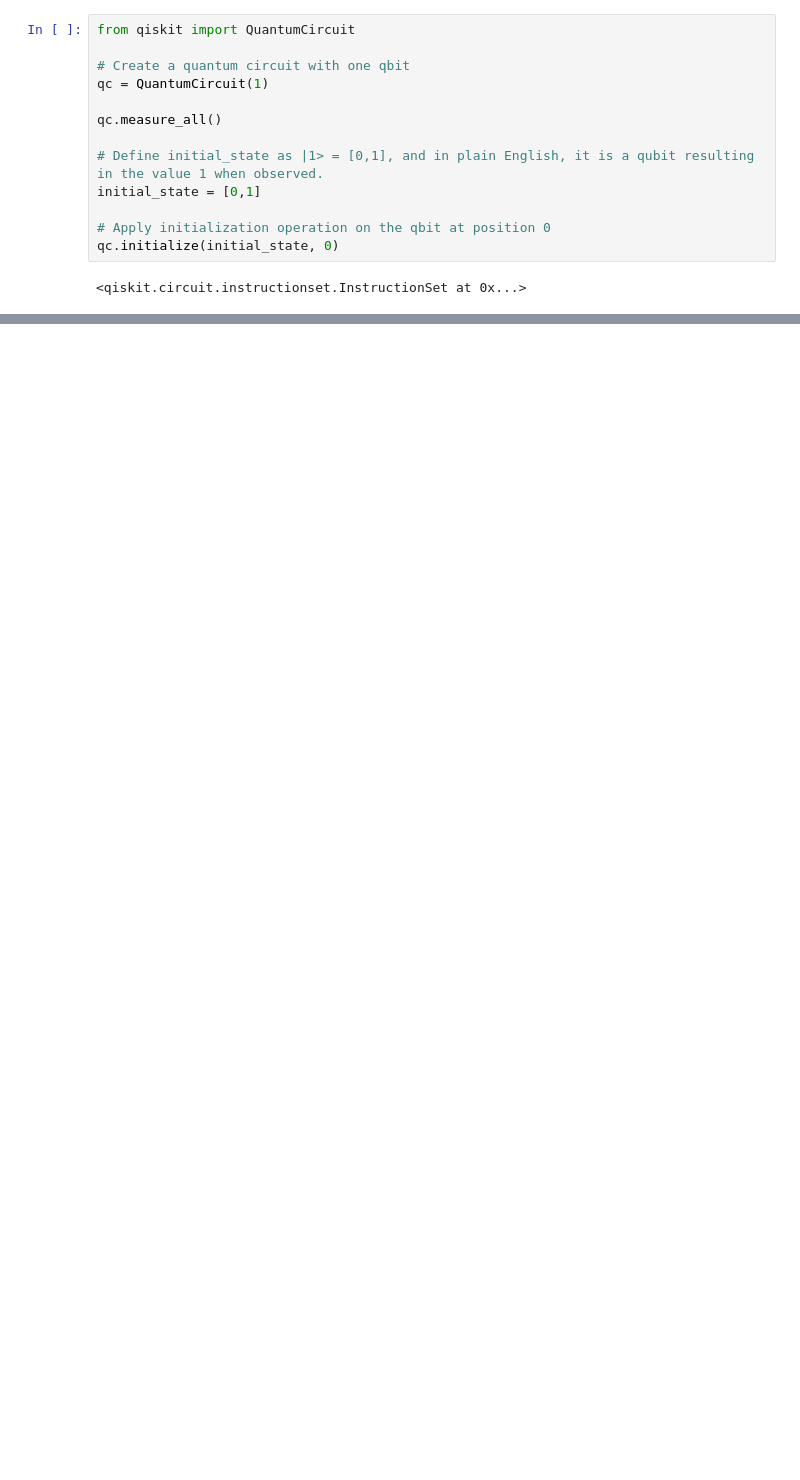
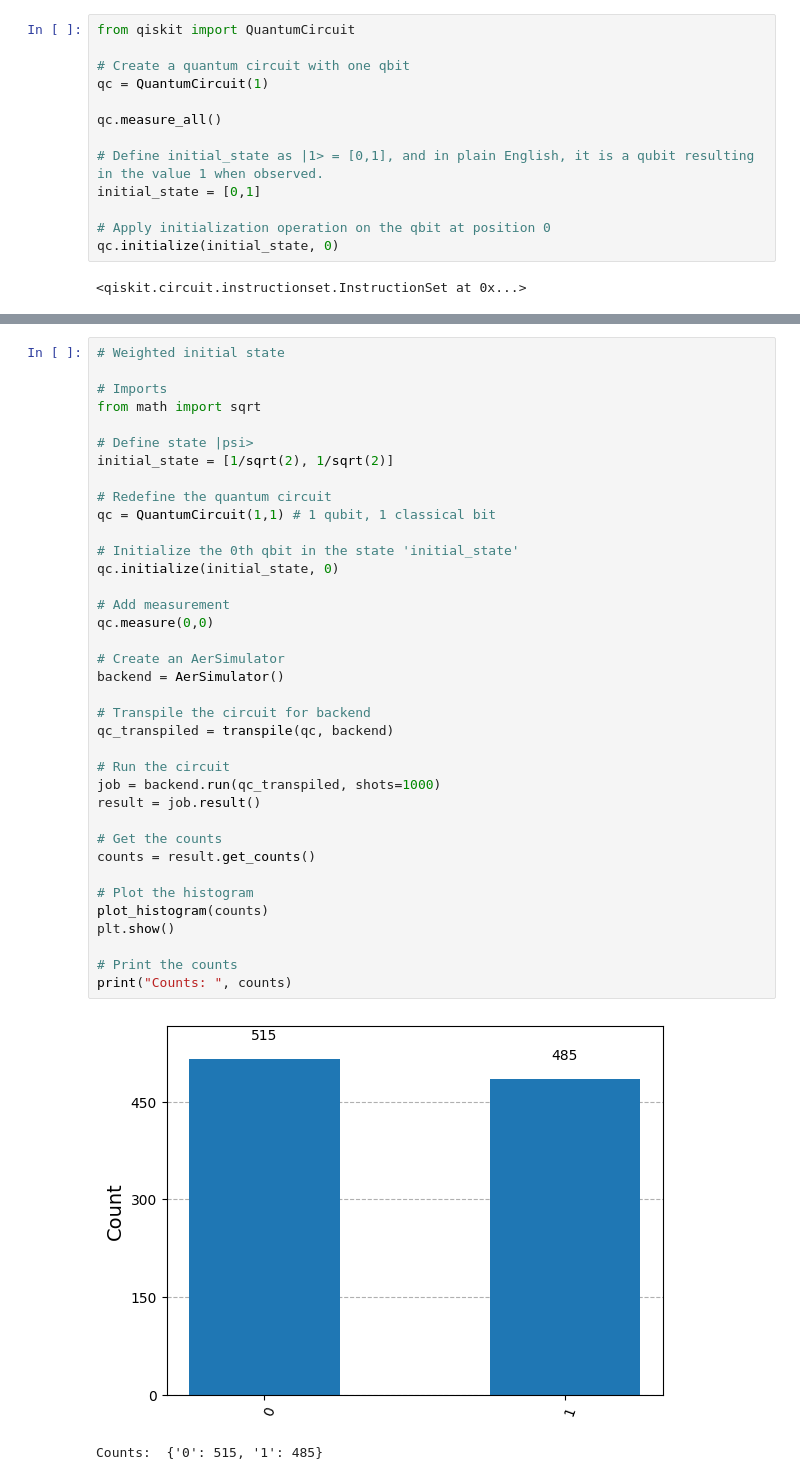
Before and after one commit to JonasHagstrom79/QuantumML, a Jupyter notebook: Exploring_the_Quantum_States.ipynb, the cells around one changed output, grey strips where cells are left out. Saved outputs shown, nothing was run; the diff lists cells and outputs as text; blank space fills up the shorter version.

```diff
--- a/Exploring_the_Quantum_States.ipynb
+++ b/Exploring_the_Quantum_States.ipynb
@@ -59,0 +130,40 @@ ModuleNotFoundError: No module named 'qiskit_aer'
+# %%
+# Weighted initial state
+
+# Imports
+from math import sqrt
+
+# Define state |psi>
+initial_state = [1/sqrt(2), 1/sqrt(2)]
+
+# Redefine the quantum circuit
+qc = QuantumCircuit(1,1) # 1 qubit, 1 classical bit
+
+# Initialize the 0th qbit in the state 'initial_state'
+qc.initialize(initial_state, 0)
+
+# Add measurement
+qc.measure(0,0)
+
+# Create an AerSimulator
+backend = AerSimulator()
+
+# Transpile the circuit for backend
+qc_transpiled = transpile(qc, backend)
+
+# Run the circuit
+job = backend.run(qc_transpiled, shots=1000)
+result = job.result()
+
+# Get the counts
+counts = result.get_counts()
+
+# Plot the histogram
+plot_histogram(counts)
+plt.show()
+
+# Print the counts
+print("Counts: ", counts)
+# %% [output]
+[figure, added]
+Counts:  {'0': 515, '1': 485}
```
Also changed, not shown: parts of 27 cells of this notebook.
